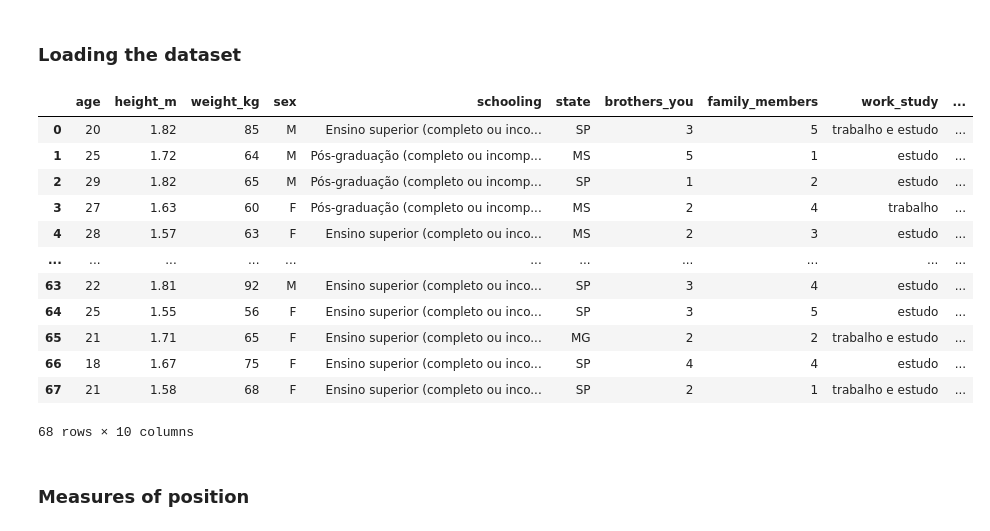
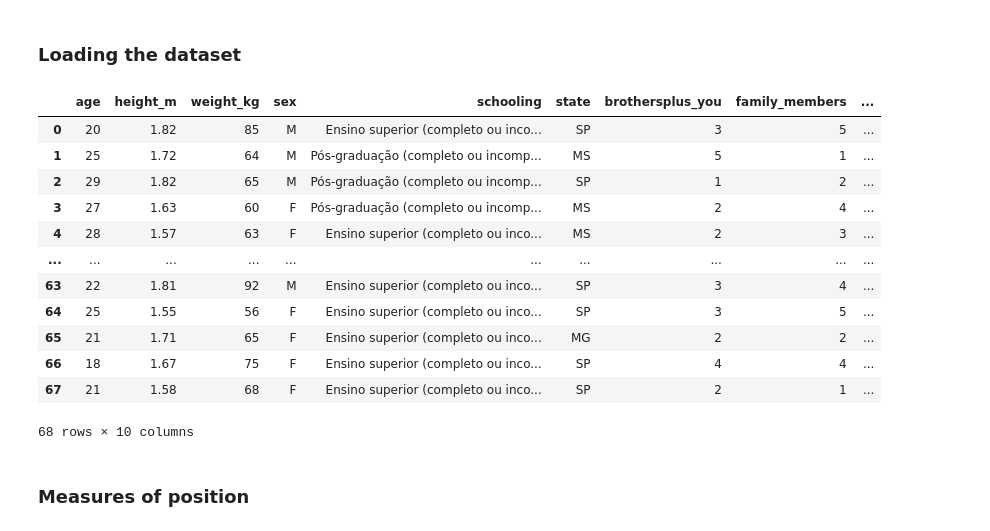
Before and after one commit to brenoslivio/Statistics-Python, a Jupyter notebook: 1-DescriptiveAnalysis/1_DescriptiveAnalysis.ipynb, the cells around one changed output. Saved outputs shown, nothing was run; the diff lists cells and outputs as text; code cells hidden in the pictures.

```diff
--- a/1-DescriptiveAnalysis/1_DescriptiveAnalysis.ipynb
+++ b/1-DescriptiveAnalysis/1_DescriptiveAnalysis.ipynb
@@ -150,39 +150,39 @@ Now we will practice with we saw in the notebook using a dataset in Brazilian Po
 # %%
 import pandas as pd
 import numpy as np
 
 dfPoll = pd.read_csv("https://raw.githubusercontent.com/brenoslivio/Statistics-Python/main/1-DescriptiveAnalysis/dataset.csv",
     dtype={
         "Qual sua idade?": np.int32,
         "Qual sua altura em metros?": np.float64,
         "Seu peso em kg.": np.int32,
         "Sexo?": str,
         "Grau de escolaridade?": str,
         "Em qual estado você nasceu?": str,
         "Em quantos irmãos vocês são (contando contigo)?": np.int32,
         "Quantos membros tem sua família? (Quantos moram contigo, ou 1 caso more sozinho)": np.int32,
         "Você trabalha/estuda atualmente?": str,
         "Qual atividade realiza com mais frequência?": str,
     },
     na_values="",
 )
 
-dfPoll.columns =['age', 'height_m', 'weight_kg', 'sex', 'schooling', 'state', 'brothers_you', 'family_members', 'work_study', 'freq_activity']
+dfPoll.columns =['age', 'height_m', 'weight_kg', 'sex', 'schooling', 'state', 'brothersplus_you', 'family_members', 'work_study', 'freq_activity']
 
 dfPoll
 # %% [output]
-|  | age | height_m | weight_kg | sex | schooling | state | brothers_you | family_members | work_study | ... |
-| 0 | 20 | 1.82 | 85 | M | Ensino superior (completo ou inco... | SP | 3 | 5 | trabalho e estudo | ... |
-| 1 | 25 | 1.72 | 64 | M | Pós-graduação (completo ou incomp... | MS | 5 | 1 | estudo | ... |
-| 2 | 29 | 1.82 | 65 | M | Pós-graduação (completo ou incomp... | SP | 1 | 2 | estudo | ... |
-| 3 | 27 | 1.63 | 60 | F | Pós-graduação (completo ou incomp... | MS | 2 | 4 | trabalho | ... |
-| 4 | 28 | 1.57 | 63 | F | Ensino superior (completo ou inco... | MS | 2 | 3 | estudo | ... |
-| ... | ... | ... | ... | ... | ... | ... | ... | ... | ... | ... |
-| 63 | 22 | 1.81 | 92 | M | Ensino superior (completo ou inco... | SP | 3 | 4 | estudo | ... |
-| 64 | 25 | 1.55 | 56 | F | Ensino superior (completo ou inco... | SP | 3 | 5 | estudo | ... |
-| 65 | 21 | 1.71 | 65 | F | Ensino superior (completo ou inco... | MG | 2 | 2 | trabalho e estudo | ... |
-| 66 | 18 | 1.67 | 75 | F | Ensino superior (completo ou inco... | SP | 4 | 4 | estudo | ... |
-| 67 | 21 | 1.58 | 68 | F | Ensino superior (completo ou inco... | SP | 2 | 1 | trabalho e estudo | ... |
+|  | age | height_m | weight_kg | sex | schooling | state | brothersplus_you | family_members | ... |
+| 0 | 20 | 1.82 | 85 | M | Ensino superior (completo ou inco... | SP | 3 | 5 | ... |
+| 1 | 25 | 1.72 | 64 | M | Pós-graduação (completo ou incomp... | MS | 5 | 1 | ... |
+| 2 | 29 | 1.82 | 65 | M | Pós-graduação (completo ou incomp... | SP | 1 | 2 | ... |
+| 3 | 27 | 1.63 | 60 | F | Pós-graduação (completo ou incomp... | MS | 2 | 4 | ... |
+| 4 | 28 | 1.57 | 63 | F | Ensino superior (completo ou inco... | MS | 2 | 3 | ... |
+| ... | ... | ... | ... | ... | ... | ... | ... | ... | ... |
+| 63 | 22 | 1.81 | 92 | M | Ensino superior (completo ou inco... | SP | 3 | 4 | ... |
+| 64 | 25 | 1.55 | 56 | F | Ensino superior (completo ou inco... | SP | 3 | 5 | ... |
+| 65 | 21 | 1.71 | 65 | F | Ensino superior (completo ou inco... | MG | 2 | 2 | ... |
+| 66 | 18 | 1.67 | 75 | F | Ensino superior (completo ou inco... | SP | 4 | 4 | ... |
+| 67 | 21 | 1.58 | 68 | F | Ensino superior (completo ou inco... | SP | 2 | 1 | ... |
 68 rows × 10 columns
 # %% [markdown]
 ### Measures of position
```
Also changed, not shown: parts of 16 cells of this notebook.
